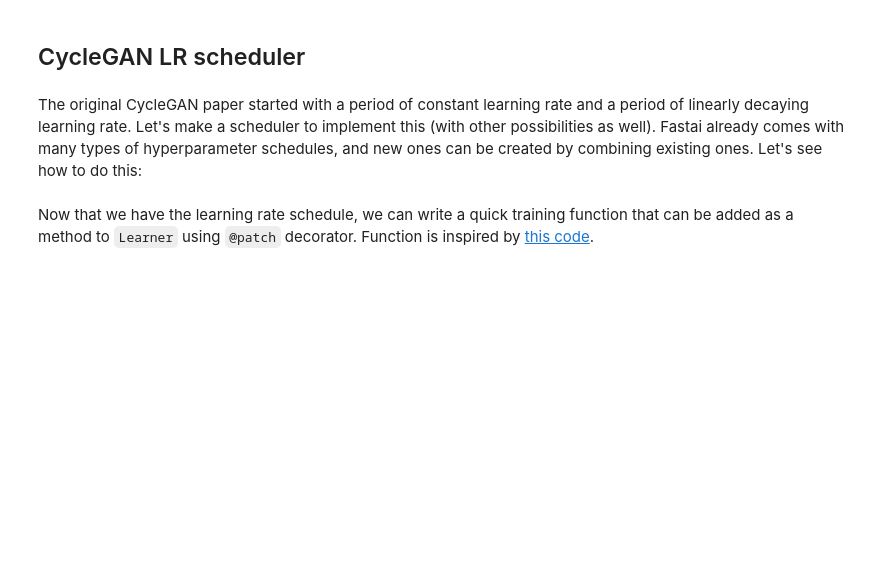
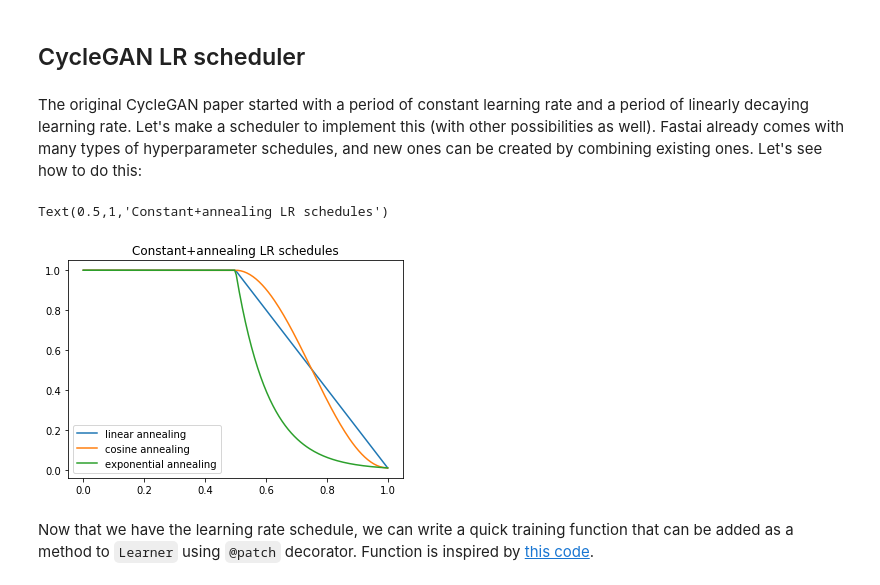
Before and after one commit to tmabraham/UPIT, a Jupyter notebook: nbs/03_train.cyclegan.ipynb, the cells around one changed output. Drawn from its saved outputs; the diff is of its cells as text; code cells hidden in the pictures; blank space fills up the shorter version.

```diff
--- a/nbs/03_train.cyclegan.ipynb
+++ b/nbs/03_train.cyclegan.ipynb
@@ -255,6 +265,16 @@ def combined_flat_anneal(pct:float, start_lr:float, end_lr:float=0, curve_type:s
     if curve_type == 'exponential': SchedAnneal = SchedExp
     schedule = combine_scheds([pct,1-pct],[SchedNo(start_lr,start_lr),SchedAnneal(start_lr,end_lr)])
     return schedule
+# %%
+p = torch.linspace(0.,1,200)
+plt.plot(p, [combined_flat_anneal(0.5,1,1e-2,curve_type='linear')(o) for o in p],label = 'linear annealing')
+plt.plot(p, [combined_flat_anneal(0.5,1,1e-2,curve_type='cosine')(o) for o in p],label = 'cosine annealing')
+plt.plot(p, [combined_flat_anneal(0.5,1,1e-2,curve_type='exponential')(o) for o in p],label = 'exponential annealing')
+plt.legend()
+plt.title('Constant+annealing LR schedules')
+# %% [output]
+Text(0.5,1,'Constant+annealing LR schedules')
+[figure, added]
 # %% [markdown]
 Now that we have the learning rate schedule, we can write a quick training function that can be added as a method to `Learner` using `@patch` decorator. Function is inspired by [this code](https://github.com/fastai/fastai/blob/master/fastai/callback/schedule.py).
 # %%
```
Also changed, not shown: parts of 7 cells of this notebook, 15 other files.
